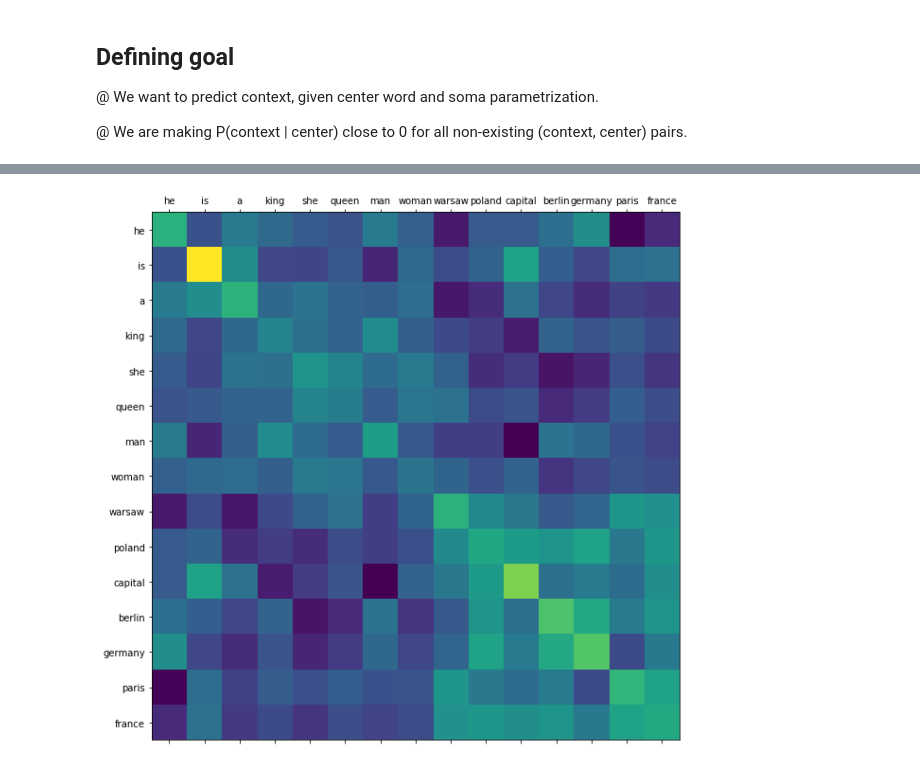
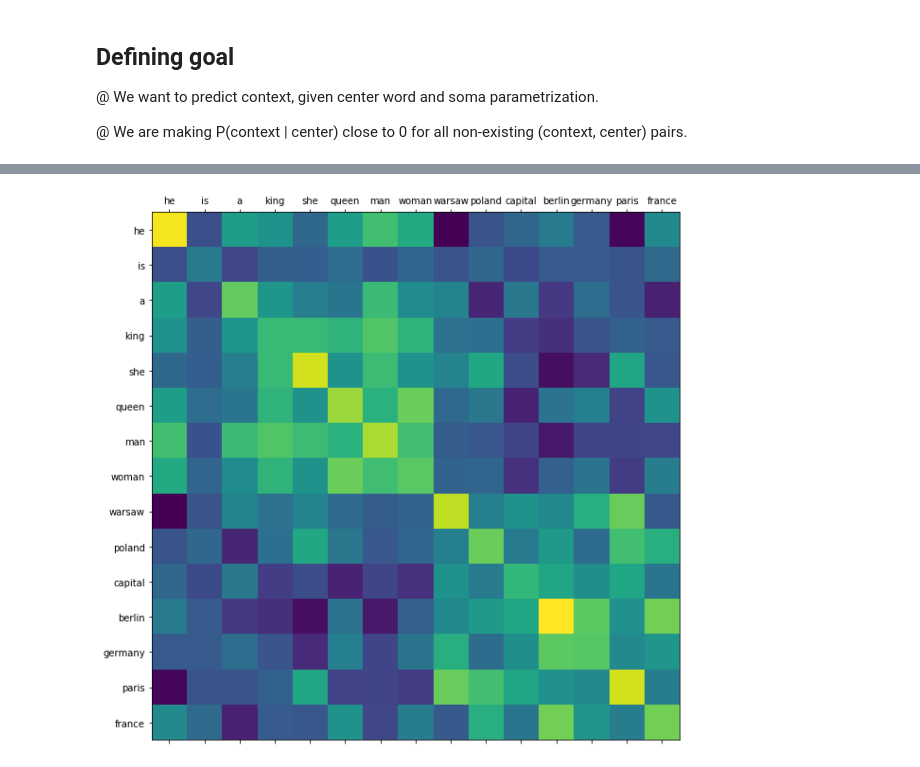
Before and after one commit to songyoungin/Prography3_NLP, a Jupyter notebook: exercise/07_Skip_Gram.ipynb, the cells around one changed output, grey strips where cells are left out. Cells and saved outputs as stored; diff of their text form; code cells hidden in the pictures.

```diff
--- a/exercise/07_Skip_Gram.ipynb
+++ b/exercise/07_Skip_Gram.ipynb
@@ -85,8 +85,8 @@ def get_one_hot(word_idx, word_vocab_size):
 # %%
 embedding_dim = 5
 
-W1 = torch.randn((embedding_dim, word_vocab_size), requires_grad=True).to(device)
-W2 = torch.randn((word_vocab_size, embedding_dim), requires_grad=True).to(device)
+W1 = torch.randn((word_vocab_size, embedding_dim), requires_grad=True).to(device)
+W2 = torch.randn((embedding_dim, word_vocab_size), requires_grad=True).to(device)
 
 num_epochs = 500
 lr = 0.01
@@ -117,8 +117,8 @@ for epoch in range(num_epochs):
     for center, context in idx_pairs:
         input = get_one_hot(center, word_vocab_size).to(device).float()
         target = torch.from_numpy(np.array([context])).to(device).long()
-        w1_out = torch.matmul(W1, input)
-        w2_out = torch.matmul(W2, w1_out)
+        w1_out = torch.matmul(input, W1)
+        w2_out = torch.matmul(w1_out, W2)
 
         log_softmax = F.log_softmax(w2_out, dim=0).view(1, -1)
 
@@ -216,22 +211,22 @@ print(all_dict)
 # %%
 # If i choose W2
 # plotting correlation matrix
 # lighter color => more related
 
 import matplotlib.pyplot as plt
 
-corr = torch.matmul(W2, W2.permute(1, 0)).detach().numpy()
+corr = torch.matmul(W1, W1.permute(1, 0)).detach().numpy()
 plt.figure(figsize=(10, 10))
 plt.matshow(corr, fignum=1)
 
 groups = list(word2idx.keys())
 
 x_pos = np.arange(len(groups))
 plt.xticks(x_pos, groups)
 
 y_pos = np.arange(len(groups))
 plt.yticks(y_pos, groups)
 
 plt.show()
 # %% [output]
-[figure, old version]
+[figure, new version]
```
Also changed, not shown: parts of 10 cells of this notebook, 7 other files.
